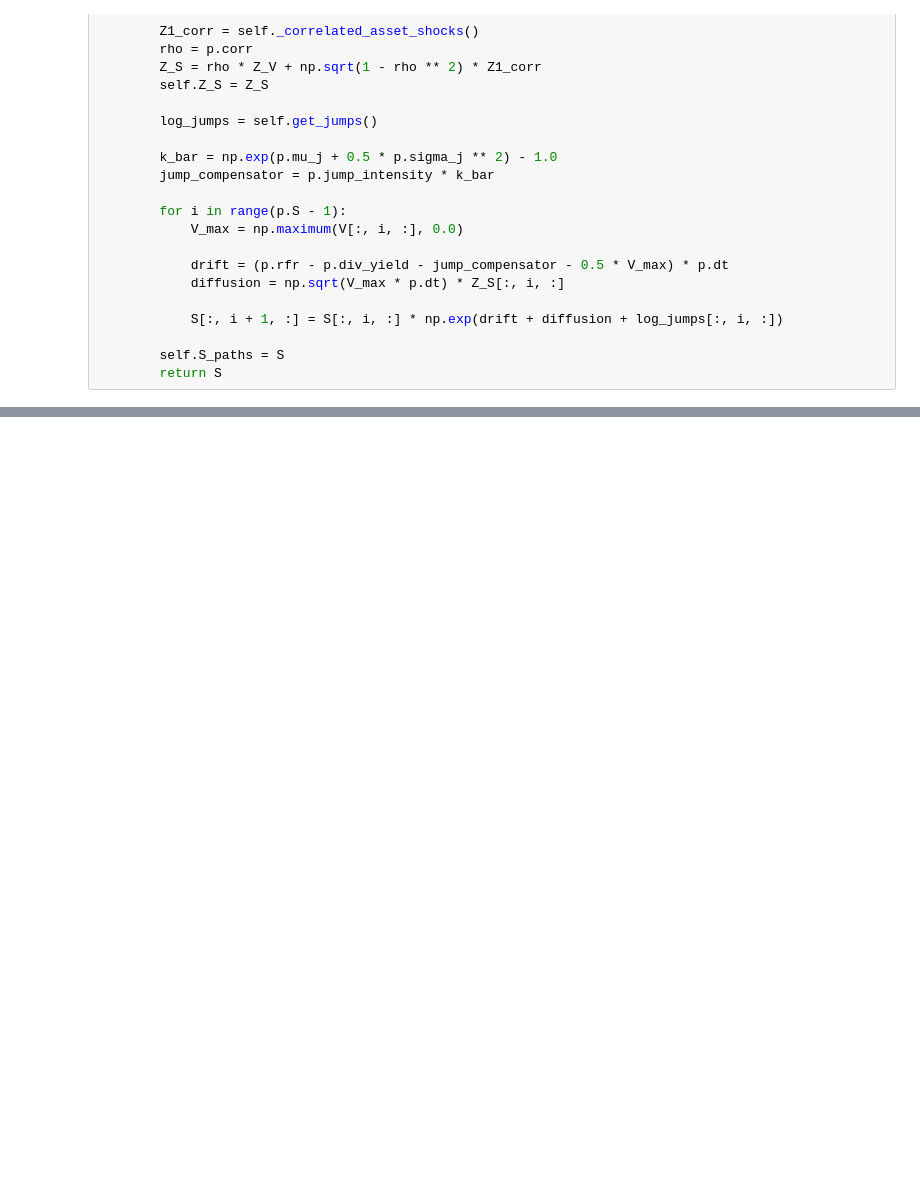
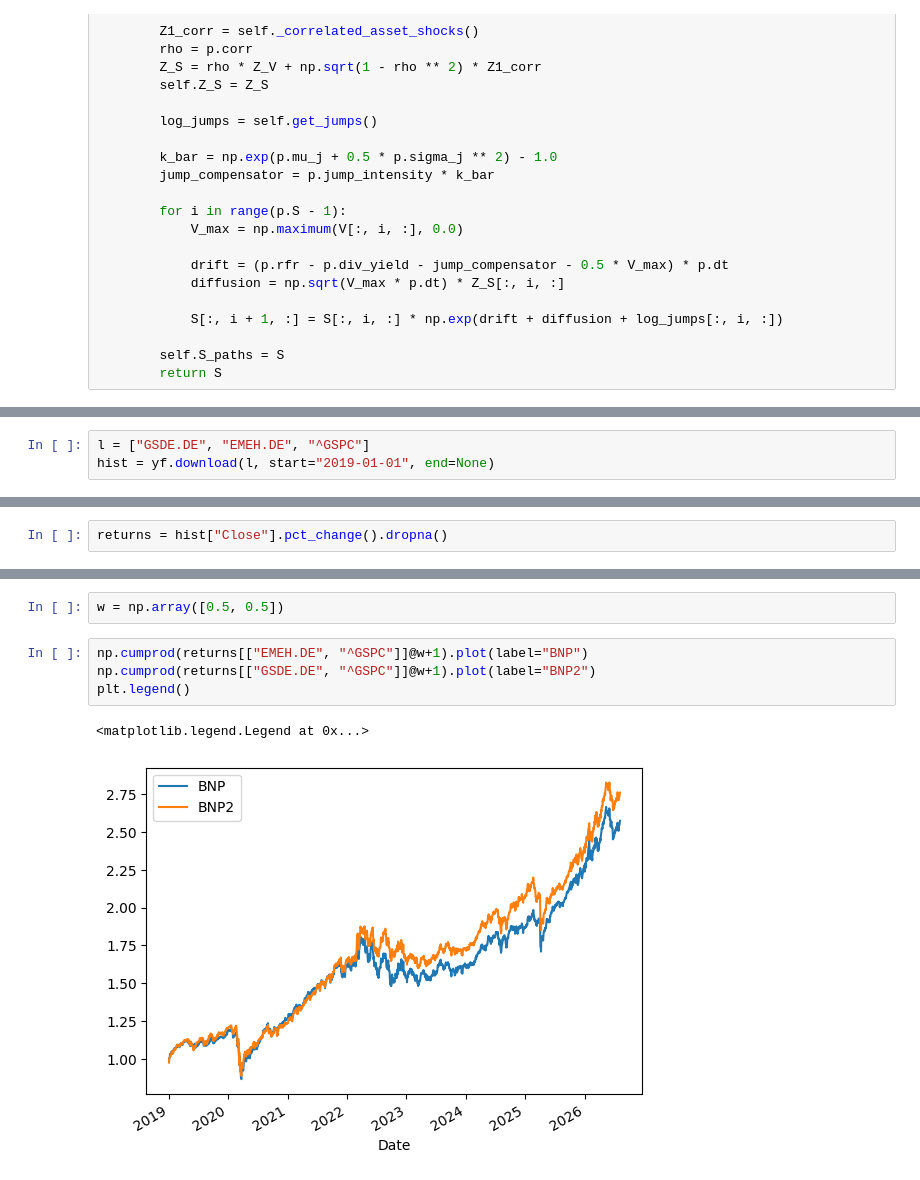
Before and after one commit to 23DP2ACuba/quant_projects, a Jupyter notebook: entropy_pooling.ipynb, the cells around one changed output, grey strips where cells are left out. Drawn from its saved outputs; the diff is of its cells as text; blank space fills up the shorter version.

```diff
--- a/entropy_pooling.ipynb
+++ b/entropy_pooling.ipynb
@@ -790,0 +1585,3 @@ bt.run(
+# %%
+l = ["GSDE.DE", "EMEH.DE", "^GSPC"]
+hist = yf.download(l, start="2019-01-01", end=None)
@@ -790,0 +1593,2 @@ bt.run(
+# %%
+returns = hist["Close"].pct_change().dropna()
@@ -790,0 +1619,9 @@ bt.run(
+# %%
+w = np.array([0.5, 0.5])
+# %%
+np.cumprod(returns[["EMEH.DE", "^GSPC"]]@w+1).plot(label="BNP")
+np.cumprod(returns[["GSDE.DE", "^GSPC"]]@w+1).plot(label="BNP2")
+plt.legend()
+# %% [output]
+<matplotlib.legend.Legend at 0x...>
+[figure, added]
```
Also changed, not shown: parts of 22 cells of this notebook.
